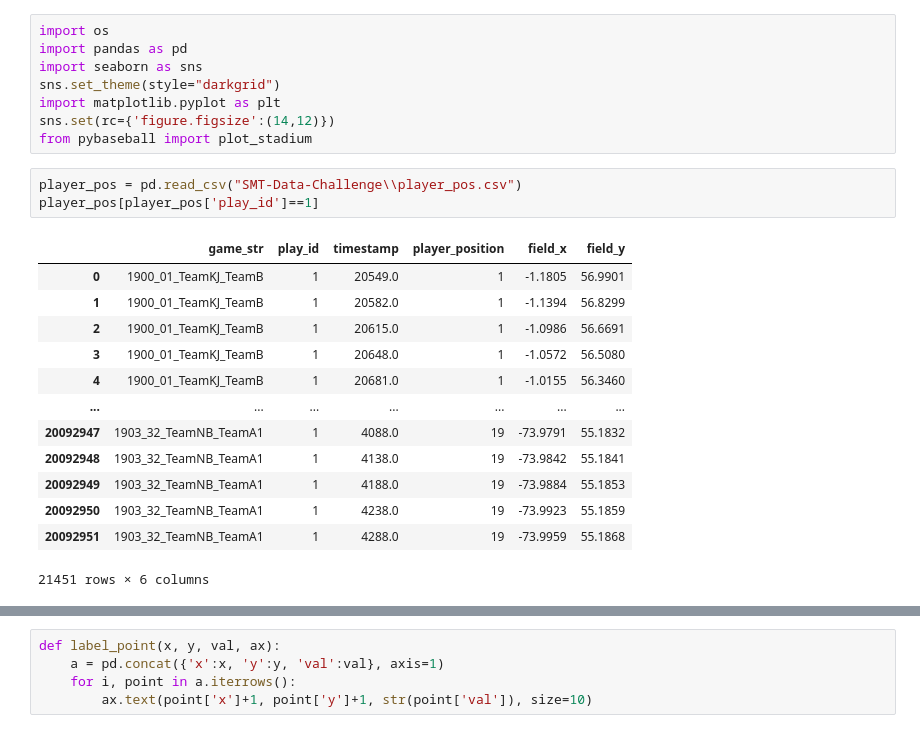
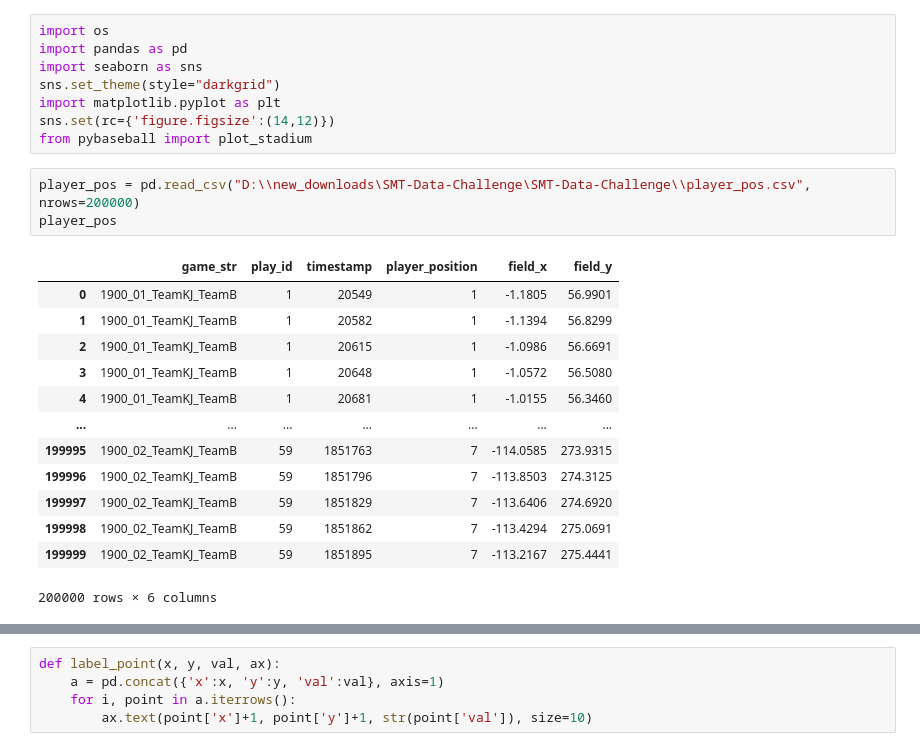
Before and after one commit to oliverc1623/baseball, a Jupyter notebook: smt/eda.ipynb, the cells around one changed output, grey strips where cells are left out. Drawn from its saved outputs; the diff is of its cells as text.

```diff
--- a/smt/eda.ipynb
+++ b/smt/eda.ipynb
@@ -7,19 +7,19 @@ import matplotlib.pyplot as plt
 sns.set(rc={'figure.figsize':(14,12)})
 from pybaseball import plot_stadium
 # %%
-player_pos = pd.read_csv("SMT-Data-Challenge\\player_pos.csv")
-player_pos[player_pos['play_id']==1]
+player_pos = pd.read_csv("D:\\new_downloads\SMT-Data-Challenge\SMT-Data-Challenge\\player_pos.csv", nrows=200000)
+player_pos
 # %% [output]
 |  | game_str | play_id | timestamp | player_position | field_x | field_y |
-| 0 | 1900_01_TeamKJ_TeamB | 1 | 20549.0 | 1 | -1.1805 | 56.9901 |
-| 1 | 1900_01_TeamKJ_TeamB | 1 | 20582.0 | 1 | -1.1394 | 56.8299 |
-| 2 | 1900_01_TeamKJ_TeamB | 1 | 20615.0 | 1 | -1.0986 | 56.6691 |
-| 3 | 1900_01_TeamKJ_TeamB | 1 | 20648.0 | 1 | -1.0572 | 56.5080 |
-| 4 | 1900_01_TeamKJ_TeamB | 1 | 20681.0 | 1 | -1.0155 | 56.3460 |
+| 0 | 1900_01_TeamKJ_TeamB | 1 | 20549 | 1 | -1.1805 | 56.9901 |
+| 1 | 1900_01_TeamKJ_TeamB | 1 | 20582 | 1 | -1.1394 | 56.8299 |
+| 2 | 1900_01_TeamKJ_TeamB | 1 | 20615 | 1 | -1.0986 | 56.6691 |
+| 3 | 1900_01_TeamKJ_TeamB | 1 | 20648 | 1 | -1.0572 | 56.5080 |
+| 4 | 1900_01_TeamKJ_TeamB | 1 | 20681 | 1 | -1.0155 | 56.3460 |
 | ... | ... | ... | ... | ... | ... | ... |
-| 20092947 | 1903_32_TeamNB_TeamA1 | 1 | 4088.0 | 19 | -73.9791 | 55.1832 |
-| 20092948 | 1903_32_TeamNB_TeamA1 | 1 | 4138.0 | 19 | -73.9842 | 55.1841 |
-| 20092949 | 1903_32_TeamNB_TeamA1 | 1 | 4188.0 | 19 | -73.9884 | 55.1853 |
-| 20092950 | 1903_32_TeamNB_TeamA1 | 1 | 4238.0 | 19 | -73.9923 | 55.1859 |
-| 20092951 | 1903_32_TeamNB_TeamA1 | 1 | 4288.0 | 19 | -73.9959 | 55.1868 |
+| 199995 | 1900_02_TeamKJ_TeamB | 59 | 1851763 | 7 | -114.0585 | 273.9315 |
+| 199996 | 1900_02_TeamKJ_TeamB | 59 | 1851796 | 7 | -113.8503 | 274.3125 |
+| 199997 | 1900_02_TeamKJ_TeamB | 59 | 1851829 | 7 | -113.6406 | 274.6920 |
+| 199998 | 1900_02_TeamKJ_TeamB | 59 | 1851862 | 7 | -113.4294 | 275.0691 |
+| 199999 | 1900_02_TeamKJ_TeamB | 59 | 1851895 | 7 | -113.2167 | 275.4441 |
-21451 rows × 6 columns
+200000 rows × 6 columns
```
Also changed, not shown: parts of 11 cells of this notebook, 4 other files.
